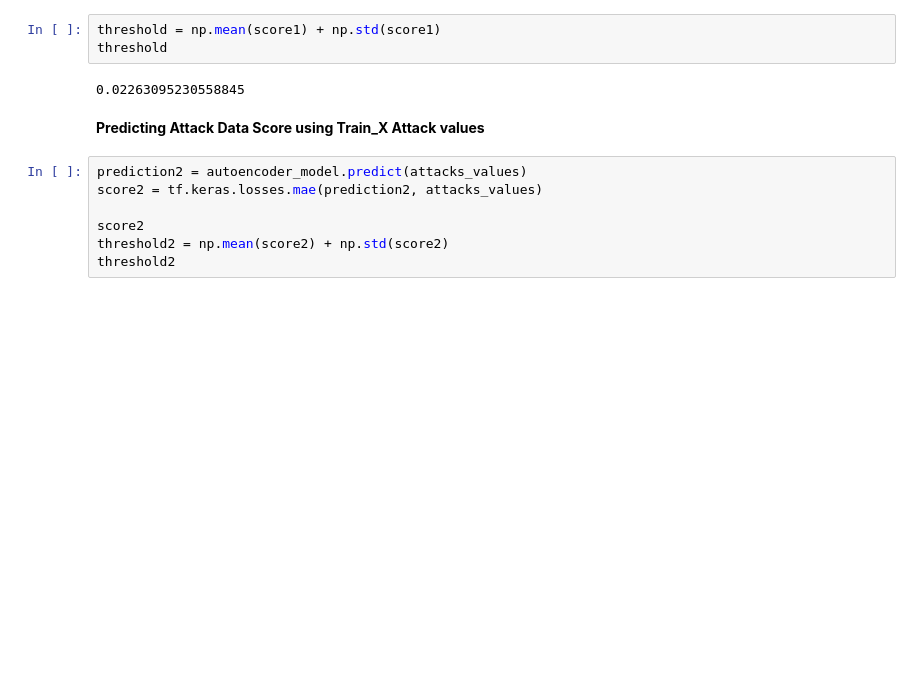
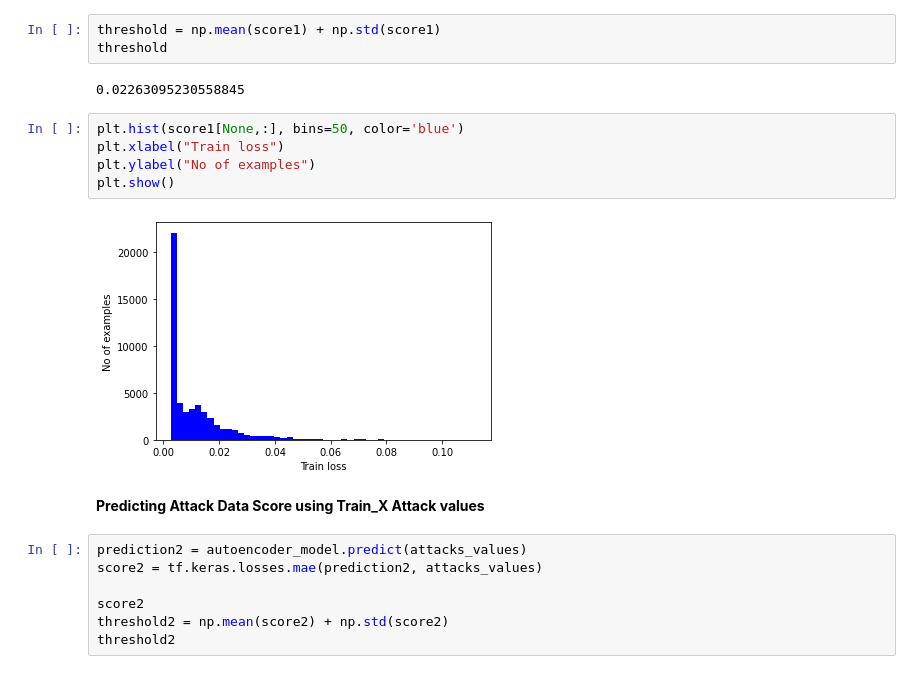
Before and after one commit to roguetech/ML-NIDS, a Jupyter notebook: Network_Instrusion_detection.ipynb, the cells around one changed output. Cells and saved outputs as stored; diff of their text form; blank space fills up the shorter version.

```diff
--- a/Network_Instrusion_detection.ipynb
+++ b/Network_Instrusion_detection.ipynb
@@ -763,6 +763,13 @@ threshold = np.mean(score1) + np.std(score1)
 threshold
 # %% [output]
 0.02263095230558845
+# %%
+plt.hist(score1[None,:], bins=50, color='blue')
+plt.xlabel("Train loss")
+plt.ylabel("No of examples")
+plt.show()
+# %% [output]
+[figure, added]
 # %% [markdown]
 **Predicting Attack Data Score using Train_X Attack values**
 # %%
```
Also changed, not shown: parts of 4 cells of this notebook.
